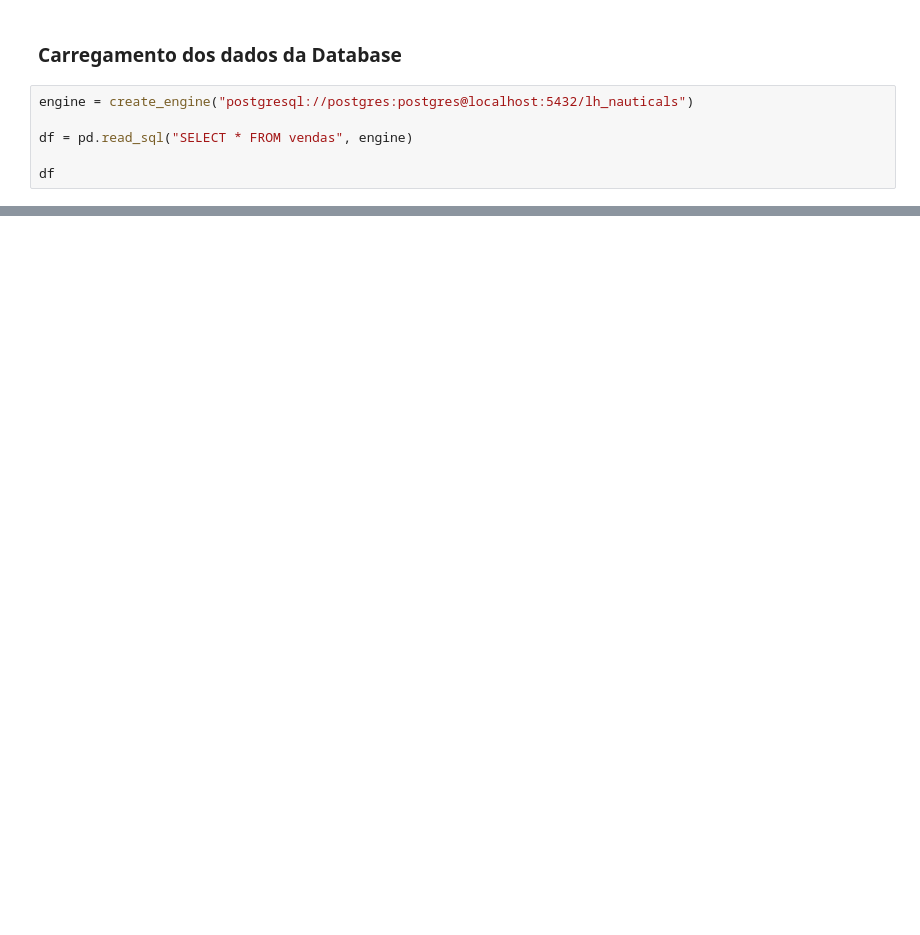
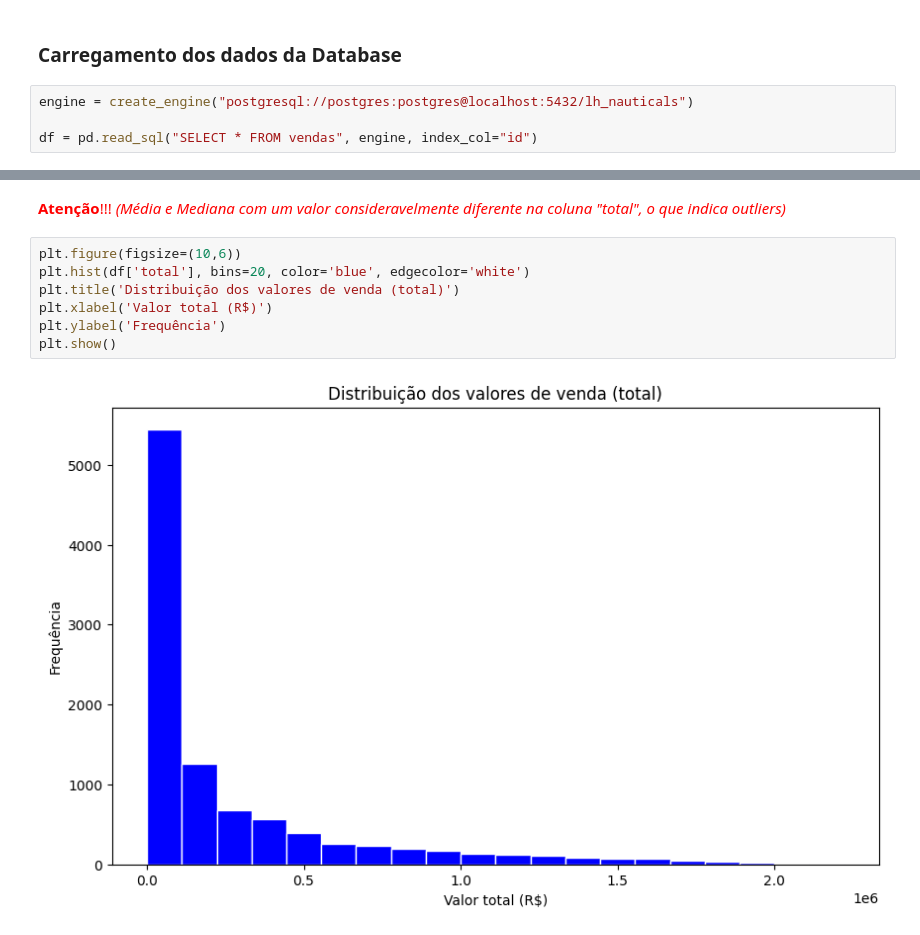
Before and after one commit to gusdiaso/lh_nautical, a Jupyter notebook: src/eda_vendas.ipynb, the cells around one changed output, grey strips where cells are left out. Cells and saved outputs as stored; diff of their text form; blank space fills up the shorter version.

```diff
--- a/src/eda_vendas.ipynb
+++ b/src/eda_vendas.ipynb
@@ -8,6 +10,4 @@ from sqlalchemy import create_engine
 # %%
 engine = create_engine("postgresql://postgres:postgres@localhost:5432/lh_nauticals")
 
-df = pd.read_sql("SELECT * FROM vendas", engine)
-
-df
+df = pd.read_sql("SELECT * FROM vendas", engine, index_col="id")
@@ -27,0 +82,11 @@ df
+# %% [markdown]
+<span style="color:red">**Atenção**!!! *(Média e Mediana com um valor consideravelmente diferente na coluna "total", o que indica outliers)*</span>
+# %%
+plt.figure(figsize=(10,6))
+plt.hist(df['total'], bins=20, color='blue', edgecolor='white')
+plt.title('Distribuição dos valores de venda (total)')
+plt.xlabel('Valor total (R$)')
+plt.ylabel('Frequência')
+plt.show()
+# %% [output]
+[figure, added]
```
Also changed, not shown: parts of 15 cells of this notebook, 3 other files.
